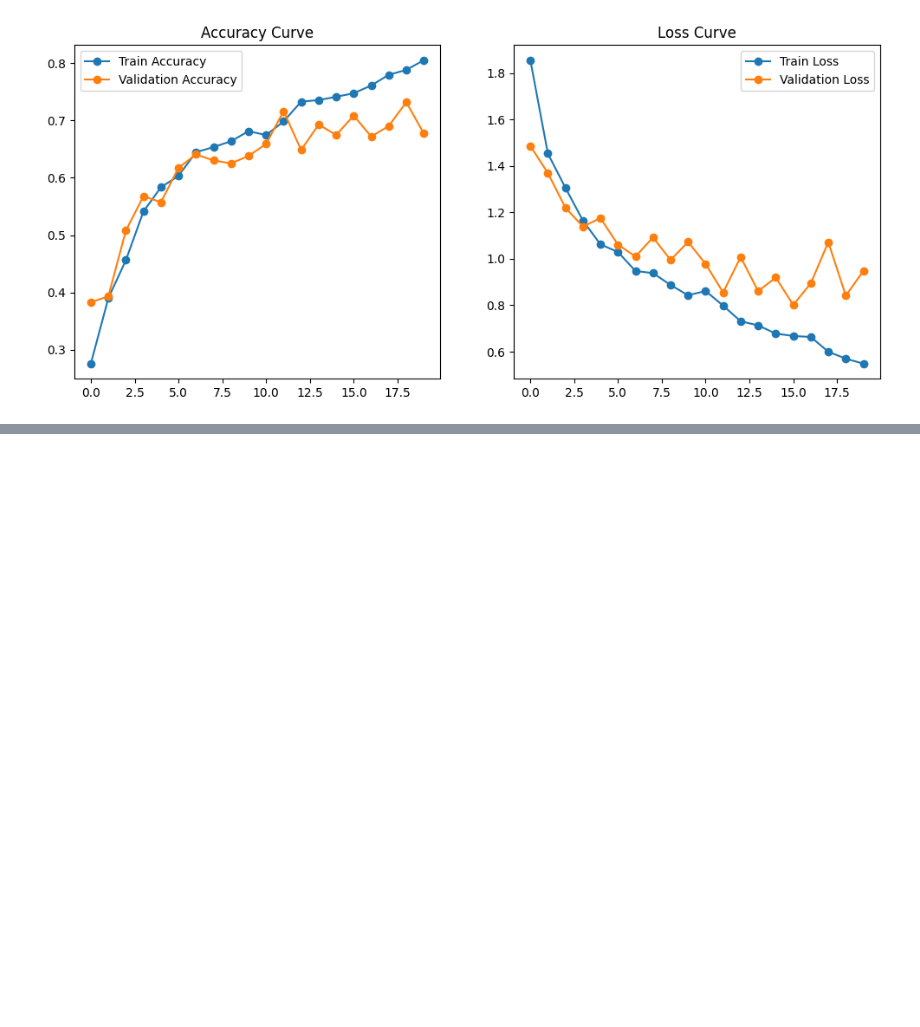
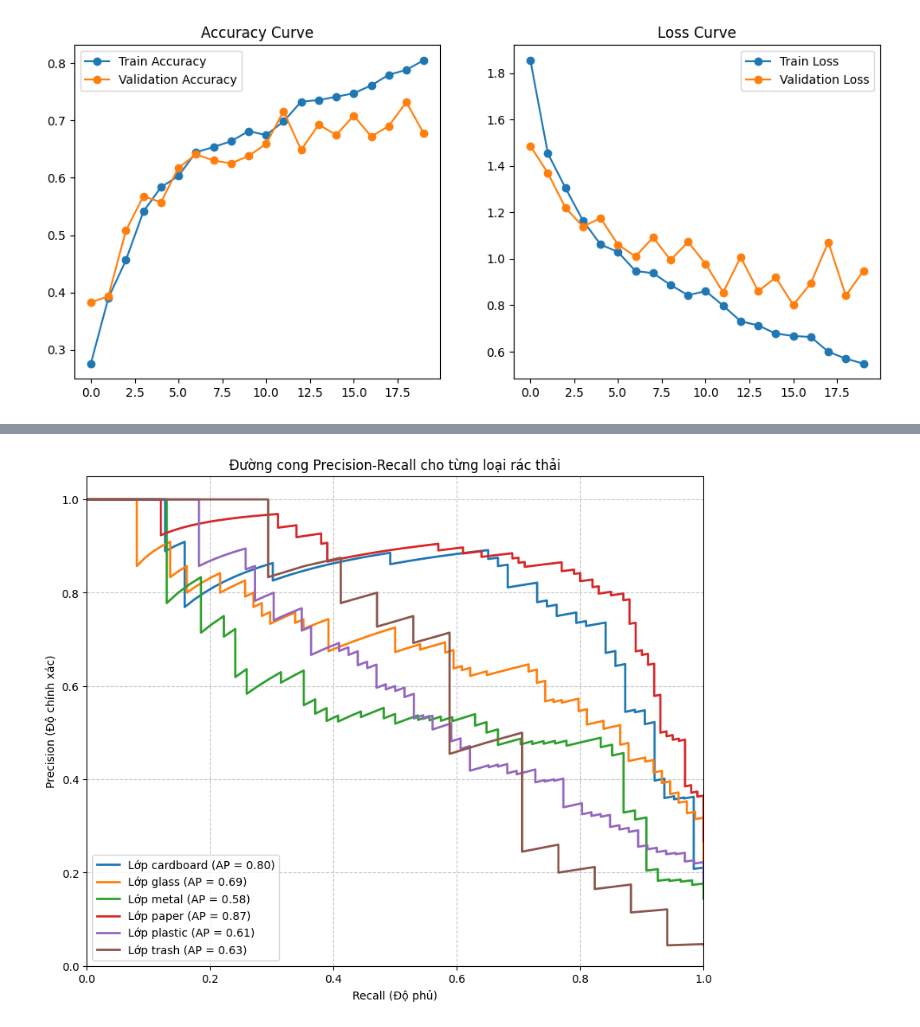
Before and after one commit to thuynguyenhuit/hocsau, a Jupyter notebook: TrashNet_Project/Phan_loai_rac_thai_bang_mo_hinh_CNN.ipynb, the cells around one changed output, grey strips where cells are left out. Saved outputs shown, nothing was run; the diff lists cells and outputs as text; code cells hidden in the pictures; blank space fills up the shorter version.

```diff
--- a/TrashNet_Project/Phan_loai_rac_thai_bang_mo_hinh_CNN.ipynb
+++ b/TrashNet_Project/Phan_loai_rac_thai_bang_mo_hinh_CNN.ipynb
@@ -283,0 +363,59 @@ plt.show()
+# %%
+import matplotlib.pyplot as plt
+from sklearn.metrics import precision_recall_curve, average_precision_score
+from sklearn.preprocessing import label_binarize
+import numpy as np
+
+# --- BƯỚC 1: CHUẨN BỊ DỮ LIỆU ĐỐI CHIẾU ---
+
+# Tên các lớp để hiển thị trên chú thích (Legend)
+class_names = ['cardboard', 'glass', 'metal', 'paper', 'plastic', 'trash']
+n_classes = len(class_names)
+
+# Trích xuất nhãn thực tế (y_true) từ tập test_ds
+# Chúng ta duyệt qua dataset một lần để gom tất cả nhãn thật vào mảng numpy
+y_true = []
+for _, labels in test_ds:
+    y_true.extend(labels.numpy())
+y_true = np.array(y_true)
+
+# Dự đoán xác suất (y_score) từ mô hình
+# model.predict trả về ma trận (số mẫu x 6 lớp)
+y_score = model.predict(test_ds)
+
+# Chuyển đổi nhãn về dạng Binary (One-hot) để vẽ đường cong cho từng lớp
+y_true_bin = label_binarize(y_true, classes=[0, 1, 2, 3, 4, 5])
+
+# --- BƯỚC 2: VẼ BIỂU ĐỒ ---
+
+plt.figure(figsize=(10, 8))
+
+# Vẽ đường cong PR cho từng lớp rác thải
+for i in range(n_classes):
+    # Tính toán Precision và Recall tại các ngưỡng khác nhau
+    precision, recall, _ = precision_recall_curve(y_true_bin[:, i], y_score[:, i])
+
+    # Tính điểm Precision trung bình (Average Precision)
+    ap = average_precision_score(y_true_bin[:, i], y_score[:, i])
+
+    plt.plot(recall, precision, lw=2,
+             label=f'Lớp {class_names[i]} (AP = {ap:.2f})')
+
+# Cấu hình hiển thị biểu đồ
+plt.xlabel("Recall (Độ phủ)")
+plt.ylabel("Precision (Độ chính xác)")
+plt.ylim([0.0, 1.05])
+plt.xlim([0.0, 1.0])
+plt.title("Đường cong Precision-Recall cho từng loại rác thải")
+plt.legend(loc="lower left")
+plt.grid(True, linestyle='--', alpha=0.7)
+
+# --- BƯỚC 3: LƯU KẾT QUẢ ---
+# Tạo thư mục results nếu chưa có để tránh lỗi lưu file
+import os
+if not os.path.exists('results'):
+    os.makedirs('results')
+
+plt.savefig('results/pr_curve.png', dpi=300, bbox_inches='tight')
+plt.show()
+# %% [output]
@@ -283,0 +423 @@ plt.show()
+[figure, added]
```
Also changed, not shown: parts of 26 cells of this notebook.
